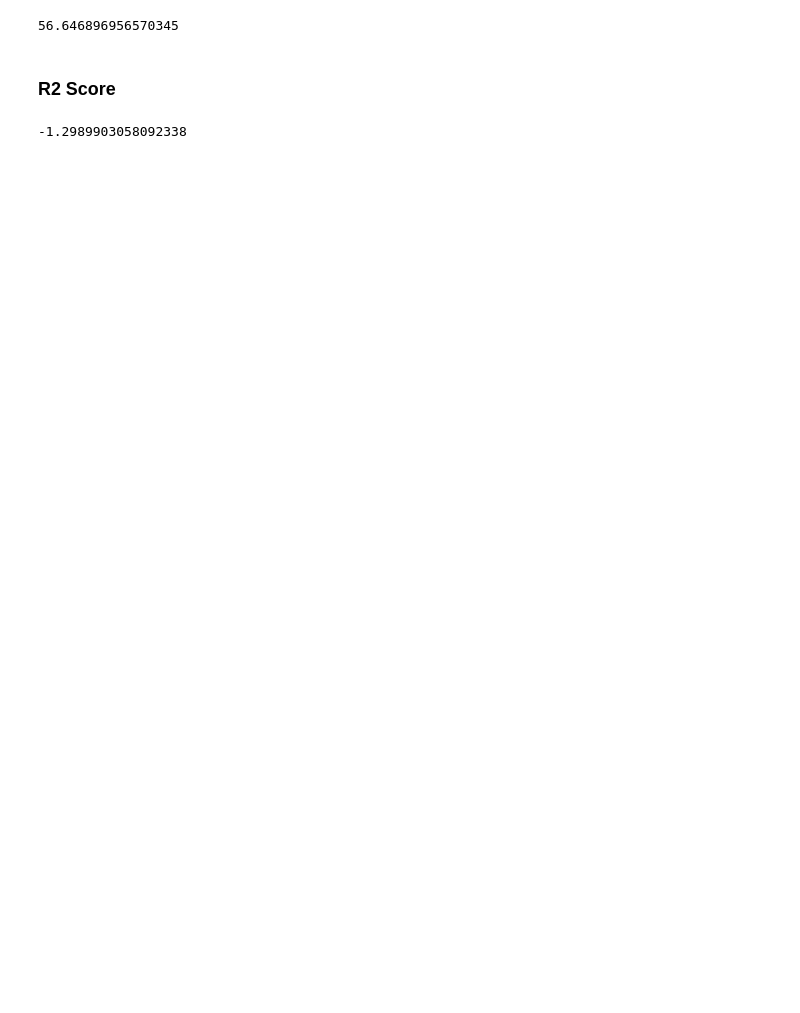
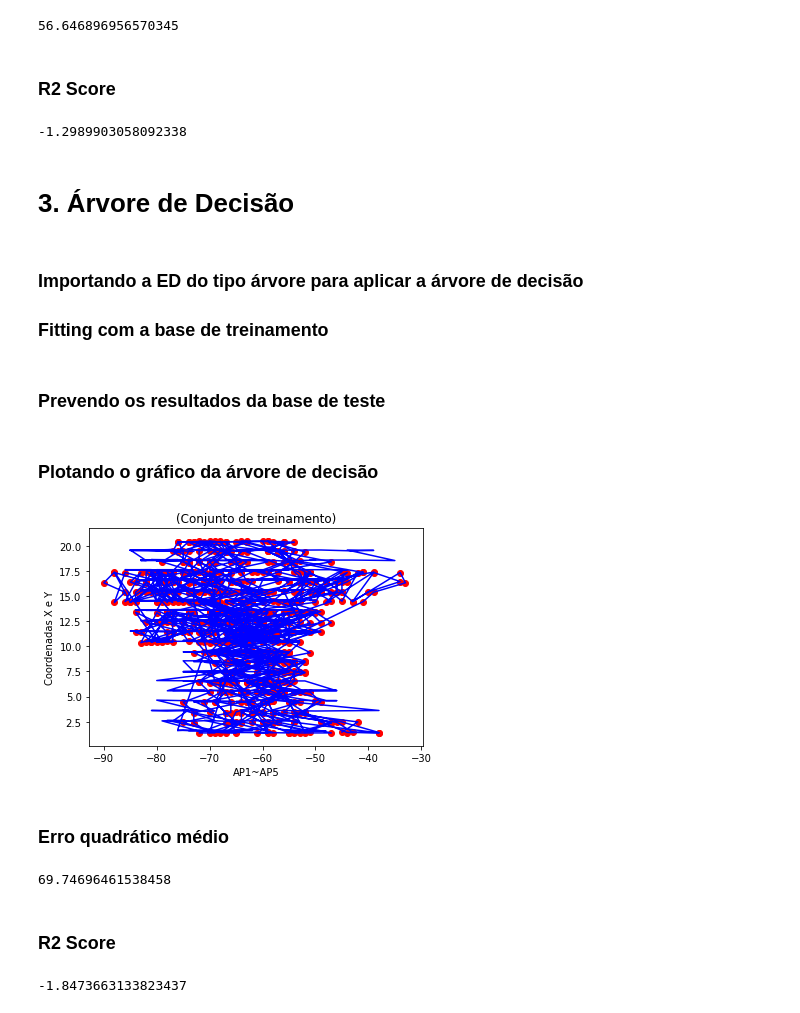
Before and after one commit to nathNath/provadeia, a Jupyter notebook: questaotres/questaotres.ipynb, the cells around one changed output. Saved outputs shown, nothing was run; the diff lists cells and outputs as text; code cells hidden in the pictures; blank space fills up the shorter version.

Commit message:
vÁrvore de Decisão na questão 3.

```diff
--- a/questaotres/questaotres.ipynb
+++ b/questaotres/questaotres.ipynb
@@ -211,3 +221,14 @@ r2 = r2_score(y_test, y_pred, sample_weight = None, multioutput = 'uniform_avera
 print(r2)
 # %% [output]
 -1.2989903058092338
+# %% [markdown]
+# 3. Árvore de Decisão
+# %% [markdown]
+### Importando a ED do tipo árvore para aplicar a árvore de decisão
+### Fitting com a base de treinamento
+# %%
+from sklearn import tree
+tree = tree.DecisionTreeRegressor()
+tree = tree.fit(X_train, y_train)
+# %% [markdown]
+### Prevendo os resultados da base de teste
@@ -213,0 +237,27 @@ print(r2)
+# %% [markdown]
+### Plotando o gráfico da árvore de decisão
+# %%
+plt.scatter(X_train[:, 0:1], y_train[:, 0:1], color = 'red')
+plt.scatter(X_train[:, 2:3], y_train[:, 0:1], color = 'red')
+plt.scatter(X_train[:, [4]], y_train[:, 0:1], color = 'red')
+plt.plot(X_train, tree.predict(X_train), color = 'blue')
+plt.title('(Conjunto de treinamento)')
+plt.xlabel('AP1~AP5')
+plt.ylabel('Coordenadas X e Y')
+plt.show()
+# %% [output]
+[figure, added]
+# %% [markdown]
+### Erro quadrático médio
+# %%
+mse = mean_squared_error(y_test, y_pred, sample_weight = None, multioutput = 'uniform_average')
+print(mse)
+# %% [output]
+69.74696461538458
+# %% [markdown]
+### R2 Score
+# %%
+r2 = r2_score(y_test, y_pred, sample_weight = None, multioutput = 'uniform_average')
+print(r2)
+# %% [output]
+-1.8473663133823437
```
Also changed, not shown: parts of 5 cells of this notebook.
